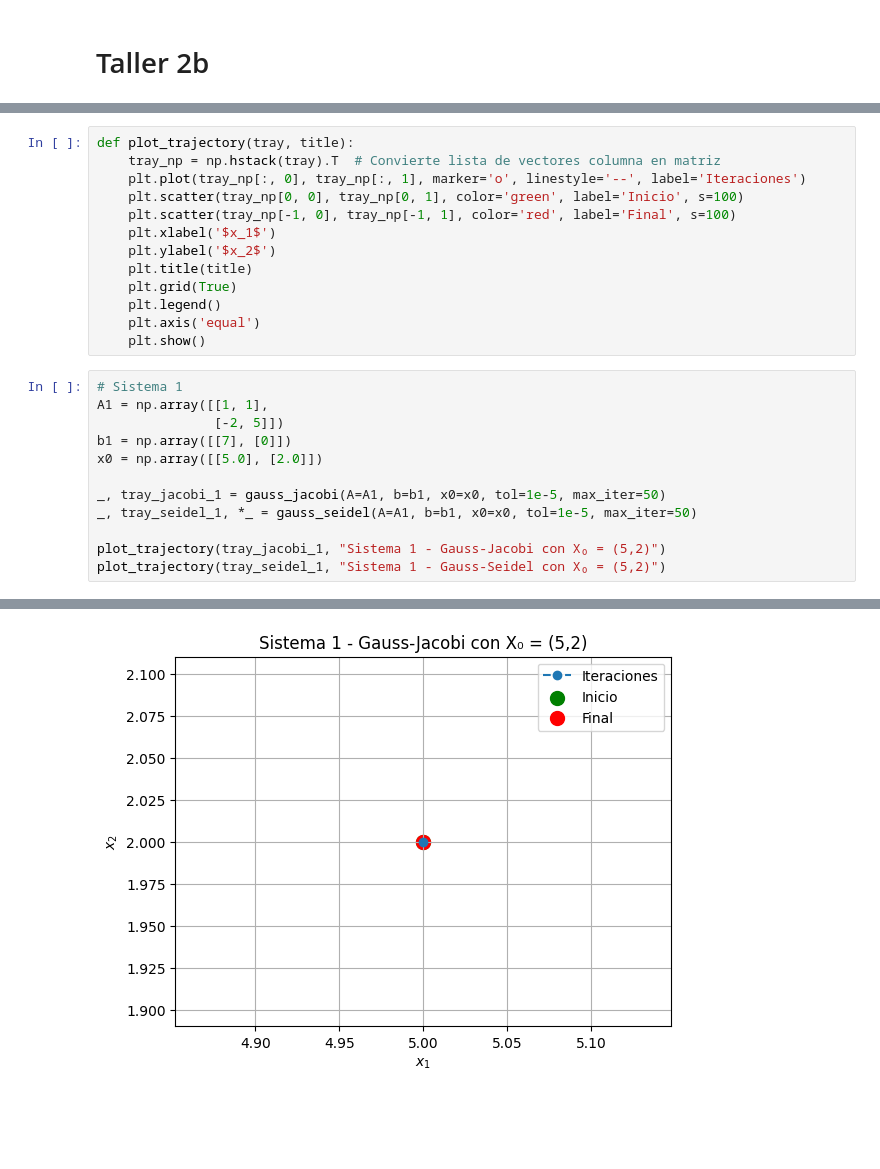
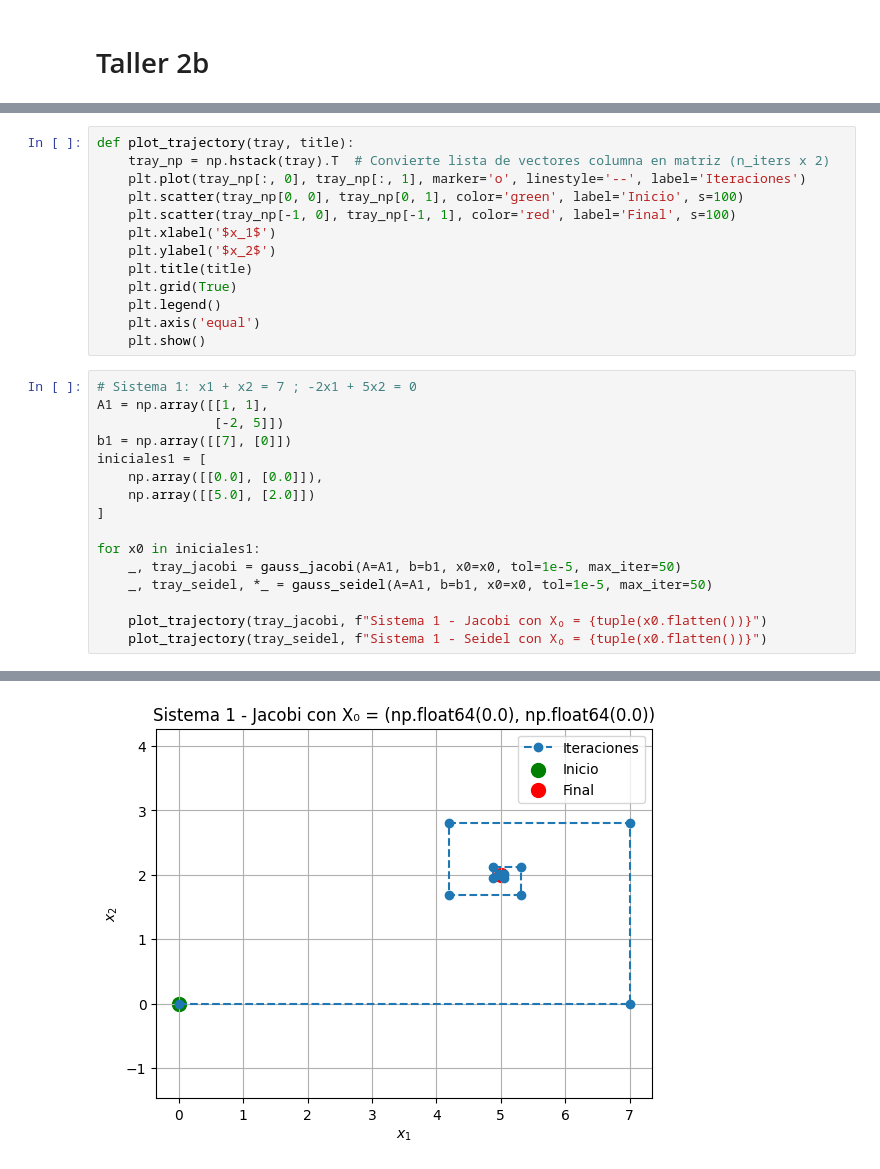
Before and after one commit to Iandres10188/Taller-2b, a Jupyter notebook: metodos_Iterativos.ipynb, the cells around one changed output, grey strips where cells are left out. Cells and saved outputs as stored; diff of their text form; blank space fills up the shorter version.

```diff
--- a/Métodos Iterativos.ipynb
+++ b/metodos_Iterativos.ipynb
@@ -13,6 +12,6 @@ from iterative_methods import gauss_jacobi, gauss_seidel
 # %%
 def plot_trajectory(tray, title):
-    tray_np = np.hstack(tray).T  # Convierte lista de vectores columna en matriz
+    tray_np = np.hstack(tray).T  # Convierte lista de vectores columna en matriz (n_iters x 2)
     plt.plot(tray_np[:, 0], tray_np[:, 1], marker='o', linestyle='--', label='Iteraciones')
     plt.scatter(tray_np[0, 0], tray_np[0, 1], color='green', label='Inicio', s=100)
     plt.scatter(tray_np[-1, 0], tray_np[-1, 1], color='red', label='Final', s=100)
@@ -24,15 +23,19 @@ def plot_trajectory(tray, title):
     plt.axis('equal')
     plt.show()
 # %%
-# Sistema 1
+# Sistema 1: x1 + x2 = 7 ; -2x1 + 5x2 = 0
 A1 = np.array([[1, 1],
                [-2, 5]])
 b1 = np.array([[7], [0]])
-x0 = np.array([[5.0], [2.0]])
+iniciales1 = [
+    np.array([[0.0], [0.0]]),
+    np.array([[5.0], [2.0]])
+]
 
-_, tray_jacobi_1 = gauss_jacobi(A=A1, b=b1, x0=x0, tol=1e-5, max_iter=50)
-_, tray_seidel_1, *_ = gauss_seidel(A=A1, b=b1, x0=x0, tol=1e-5, max_iter=50)
+for x0 in iniciales1:
+    _, tray_jacobi = gauss_jacobi(A=A1, b=b1, x0=x0, tol=1e-5, max_iter=50)
+    _, tray_seidel, *_ = gauss_seidel(A=A1, b=b1, x0=x0, tol=1e-5, max_iter=50)
 
-plot_trajectory(tray_jacobi_1, "Sistema 1 - Gauss-Jacobi con X₀ = (5,2)")
-plot_trajectory(tray_seidel_1, "Sistema 1 - Gauss-Seidel con X₀ = (5,2)")
+    plot_trajectory(tray_jacobi, f"Sistema 1 - Jacobi con X₀ = {tuple(x0.flatten())}")
+    plot_trajectory(tray_seidel, f"Sistema 1 - Seidel con X₀ = {tuple(x0.flatten())}")
 # %% [output]
@@ -41 +59 @@ plot_trajectory(tray_seidel_1, "Sistema 1 - Gauss-Seidel con X₀ = (5,2)")
-[figure, old version]
+[figure, new version]
```
Also changed, not shown: parts of 3 cells of this notebook, 1 other file.
